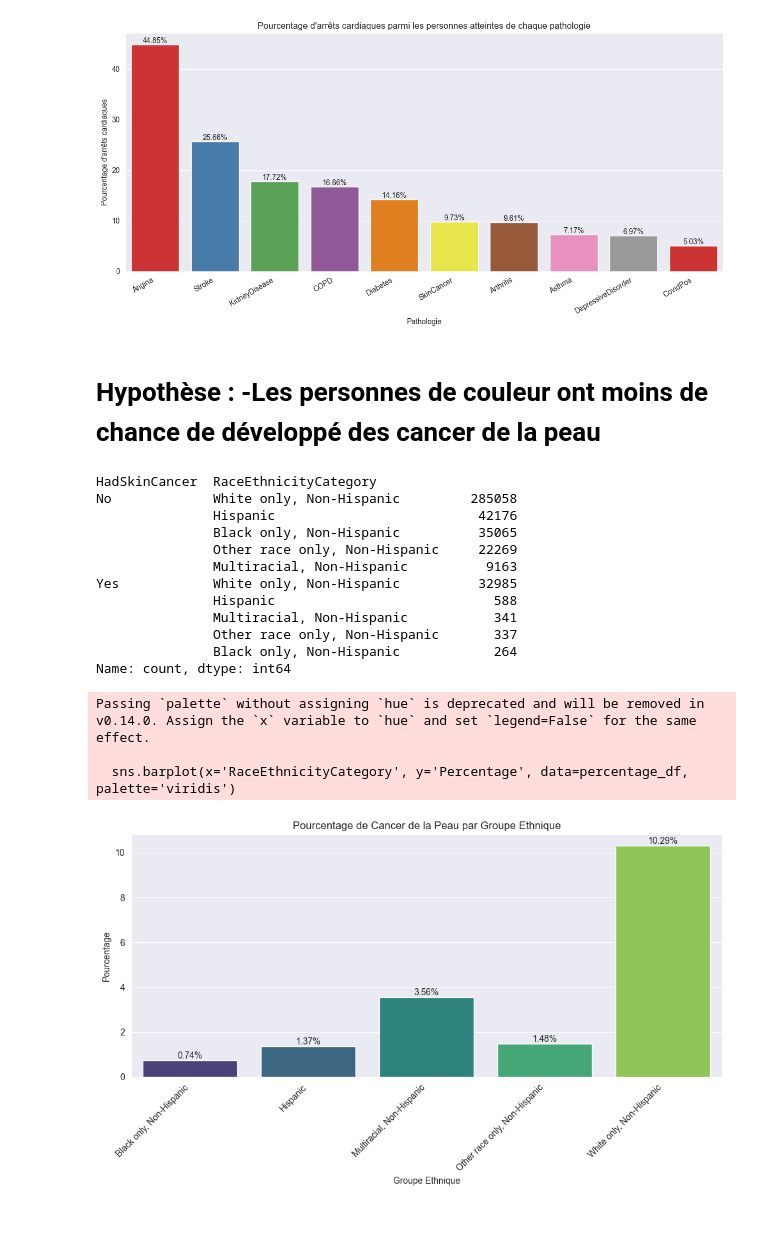
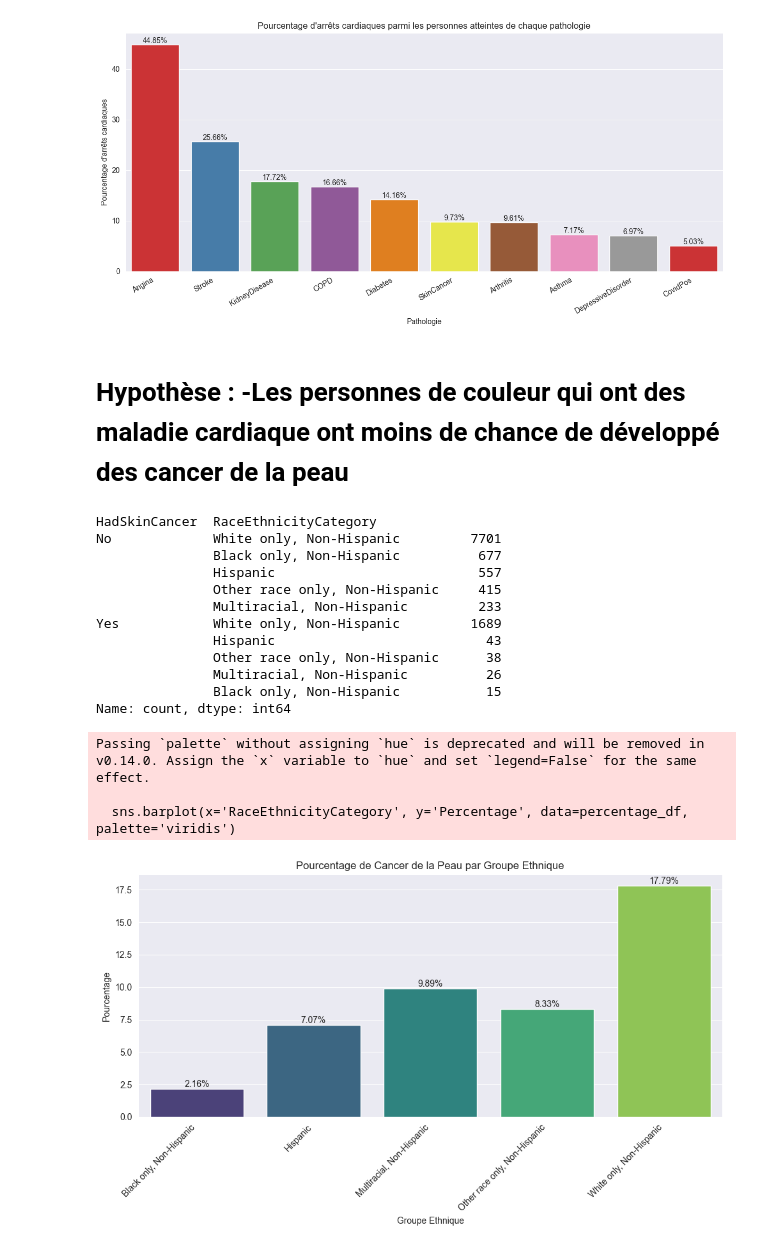
Before and after one commit to Leonciol/Reporting_restitution_grp4, a Jupyter notebook: main.ipynb, the cells around one changed output. Cells and saved outputs as stored; diff of their text form; code cells hidden in the pictures; blank space fills up the shorter version.

```diff
--- a/main.ipynb
+++ b/main.ipynb
@@ -257,48 +260,50 @@ Passing `palette` without assigning `hue` is deprecated and will be removed in v
 [figure]
 # %% [markdown]
 <h1>Hypothèse : </br>
--Les personnes de couleur ont moins de chance de développé des cancer de la peau
+-Les personnes de couleur qui ont des maladie cardiaque ont moins de chance de développé des cancer de la peau
 # %%
 df_clean = df.dropna(subset=['RaceEthnicityCategory'])
+df_clean  = df_clean[(df_clean["HadAngina"] == "Yes") & (df_clean["HadHeartAttack"] == "Yes")]
+
 
 df_clean = df_clean[['RaceEthnicityCategory', 'HadSkinCancer']]
 print(df_clean.groupby('HadSkinCancer').value_counts())
 
 total_counts = df_clean.groupby('RaceEthnicityCategory').size()
 cancer_yes_counts = df_clean[df_clean['HadSkinCancer'] == 'Yes'].groupby('RaceEthnicityCategory').size()
 
 percentage_cancer_yes = (cancer_yes_counts / total_counts) * 100
 
 percentage_df = percentage_cancer_yes.reset_index()
 percentage_df.columns = ['RaceEthnicityCategory', 'Percentage']
 
 plt.figure(figsize=(10, 6))
 sns.barplot(x='RaceEthnicityCategory', y='Percentage', data=percentage_df, palette='viridis')
 plt.title('Pourcentage de Cancer de la Peau par Groupe Ethnique')
 plt.xlabel('Groupe Ethnique')
 plt.ylabel('Pourcentage')
 plt.xticks(rotation=45, ha='right')
 
 for index, row in percentage_df.iterrows():
     plt.text(index, row['Percentage'], f'{row["Percentage"]:.2f}%', ha='center', va='bottom', fontsize=10)
 
 plt.tight_layout()
 plt.show()
 # %% [output]
 HadSkinCancer  RaceEthnicityCategory
-No             White only, Non-Hispanic         285058
-               Hispanic                          42176
-               Black only, Non-Hispanic          35065
-               Other race only, Non-Hispanic     22269
-               Multiracial, Non-Hispanic          9163
-Yes            White only, Non-Hispanic          32985
-               Hispanic                            588
-               Multiracial, Non-Hispanic           341
-               Other race only, Non-Hispanic       337
-               Black only, Non-Hispanic            264
+No             White only, Non-Hispanic         7701
+               Black only, Non-Hispanic          677
+               Hispanic                          557
+               Other race only, Non-Hispanic     415
+               Multiracial, Non-Hispanic         233
+Yes            White only, Non-Hispanic         1689
+               Hispanic                           43
+               Other race only, Non-Hispanic      38
+               Multiracial, Non-Hispanic          26
+               Black only, Non-Hispanic           15
 Name: count, dtype: int64
 Passing `palette` without assigning `hue` is deprecated and will be removed in v0.14.0. Assign the `x` variable to `hue` and set `legend=False` for the same effect.
 
   sns.barplot(x='RaceEthnicityCategory', y='Percentage', data=percentage_df, palette='viridis')
-[figure, old version]
+[figure, new version]
 # %%
```
Also changed, not shown: parts of 14 cells of this notebook, 1 other file.
